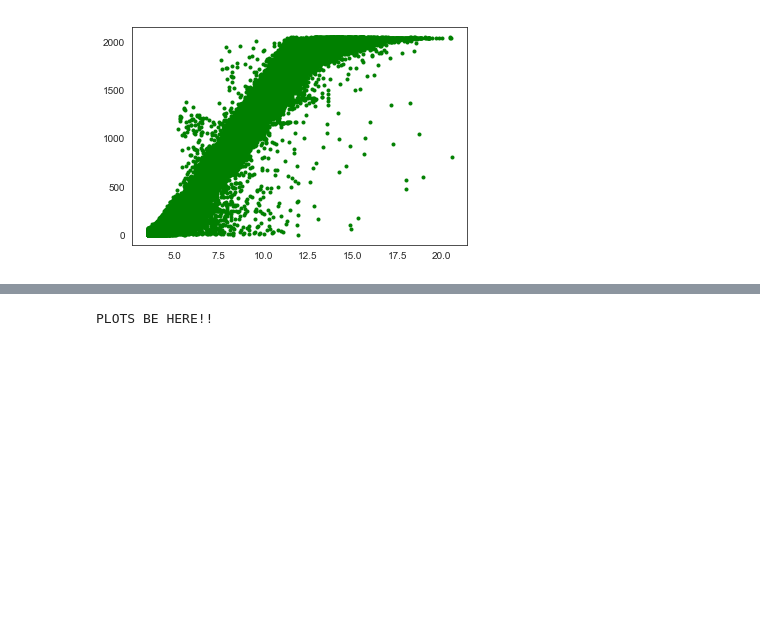
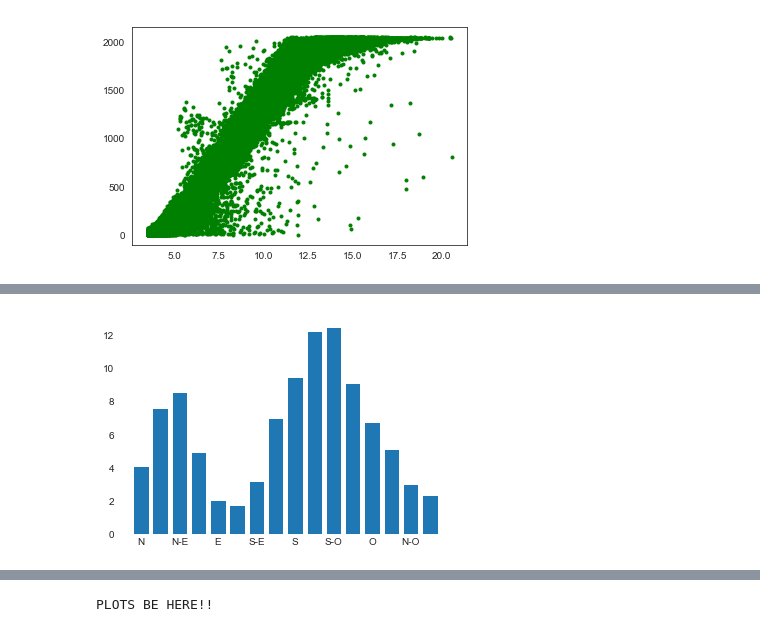
Before and after one commit to Jamiesmackay/Masters_Project, a Jupyter notebook: Code unedited/Project/Project_code.ipynb, the cells around one changed output, grey strips where cells are left out. Cells and saved outputs as stored; diff of their text form; code cells hidden in the pictures; blank space fills up the shorter version.

```diff
--- a/Code unedited/Project/Project_code.ipynb
+++ b/Code unedited/Project/Project_code.ipynb
@@ -557,0 +649,15 @@ plt.savefig('Power_curve_observed_rolling_mean_hourly.pdf')
+# %%
+ax2.bar(Basic_Data_drop_Sort_R80721['Wa_avg'], Basic_Data_drop_Sort_R80721['Ws_avg'], normed=True, nsector=16)
+table = ax2._info['table']
+wd_freq = np.sum(table, axis=0)
+direction = ax1._info['dir']
+wd_freq = np.sum(table, axis=0)
+plt.bar(np.arange(16), wd_freq, align='center')
+xlabels = ('N','','N-E','','E','','S-E','','S','','S-W','','W','','N-W','')
+xticks=np.arange(16)
+plt.gca().set_xticks(xticks)
+plt.draw()
+plt.gca().set_xticklabels(xlabels)
+plt.draw()
+# %% [output]
+[figure, added]
```
Also changed, not shown: parts of 19 cells of this notebook.
